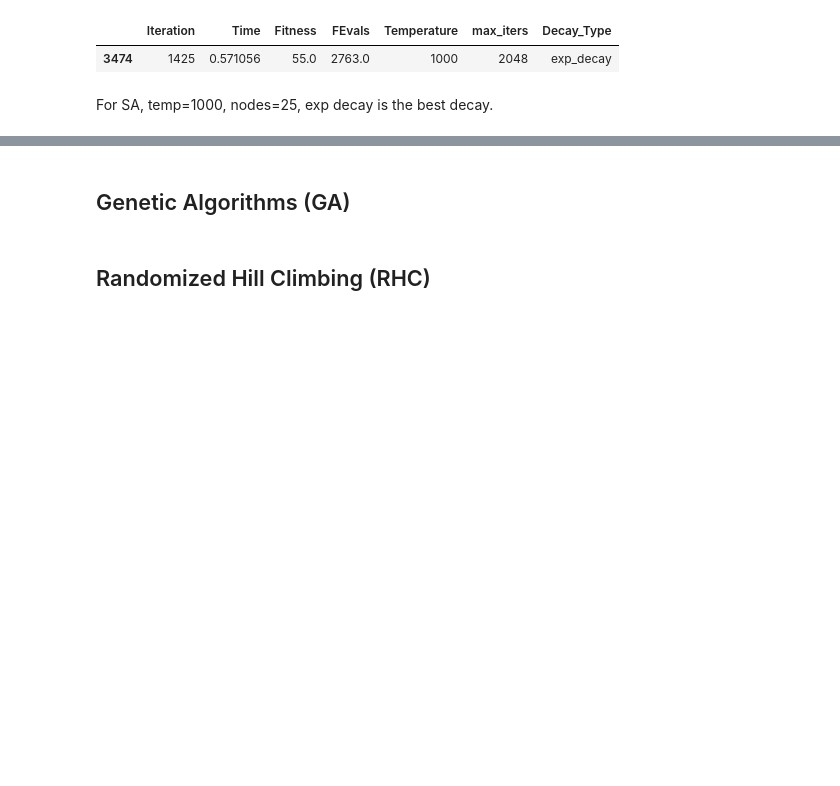
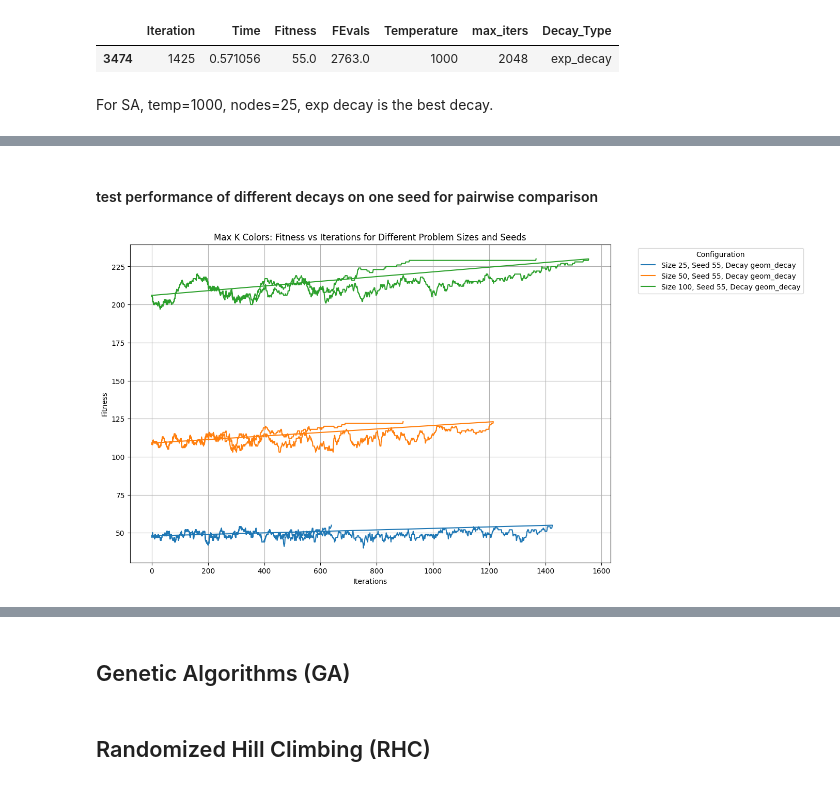
Before and after one commit to melodyyu/cs7641-a2-optimization, a Jupyter notebook: maxKColors_optimization.ipynb, the cells around one changed output, grey strips where cells are left out. Saved outputs shown, nothing was run; the diff lists cells and outputs as text; code cells hidden in the pictures; blank space fills up the shorter version.

Commit message:
prep test code

```diff
--- a/maxKColors_optimization.ipynb
+++ b/maxKColors_optimization.ipynb
@@ -600,0 +671,2 @@ For SA, temp=1000, nodes=25, exp decay is the best decay.
+# %% [markdown]
+#### test performance of different decays on one seed for pairwise comparison
@@ -600,0 +738,23 @@ For SA, temp=1000, nodes=25, exp decay is the best decay.
+# %%
+curve_df = pd.read_csv('sa_maxKcolor_pairtest_experiments_curves.csv')
+stats_df = pd.read_csv('sa_maxKcolor_pairtest_experiments_stats.csv')
+
+problem_sizes = [25, 50, 100]
+# %%
+# Plot fitness over iterations for each problem size and seed
+plt.figure(figsize=(12, 8))
+
+for size in problem_sizes:
+    for seed in seeds:
+        temp_df = curve_df[(curve_df['Problem_Size'] == size) &
+                           (curve_df['Seed'] == seed)]
+        plt.plot(temp_df['Iteration'], temp_df['Fitness'], label=f'Size {size}, Seed {seed}, Decay {decay_name}')
+
+plt.xlabel('Iterations')
+plt.ylabel('Fitness')
+plt.title('Max K Colors: Fitness vs Iterations for Different Problem Sizes and Seeds')
+plt.legend(title='Configuration', bbox_to_anchor=(1.05, 1), loc='upper left')
+plt.grid(True)
+plt.show()
+# %% [output]
+[figure, added]
```
Also changed, not shown: parts of 5 cells of this notebook.
